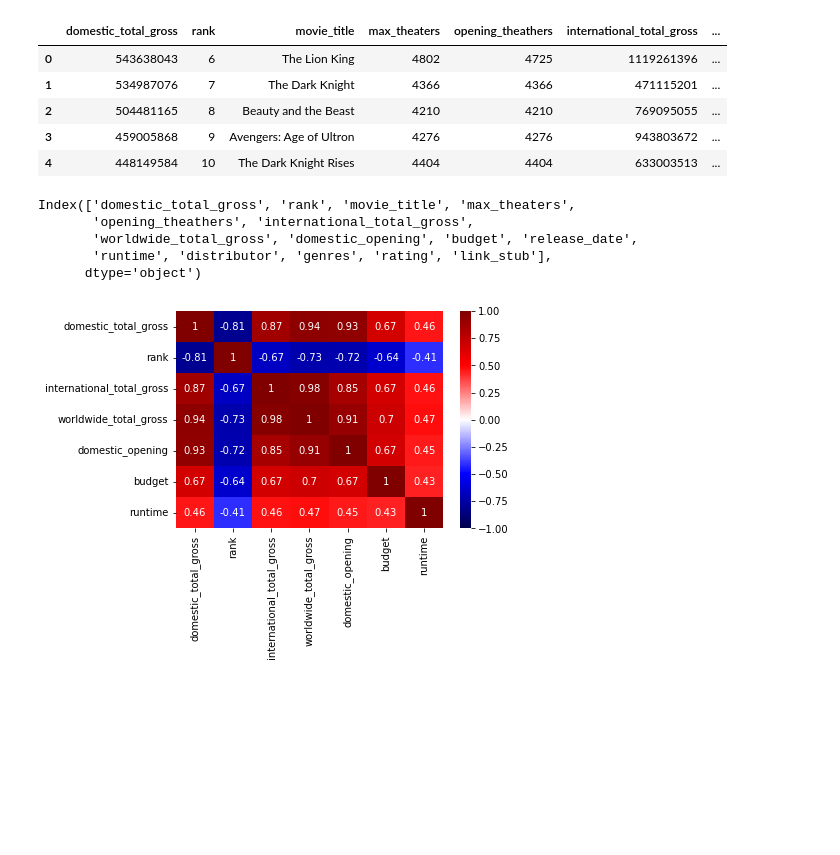
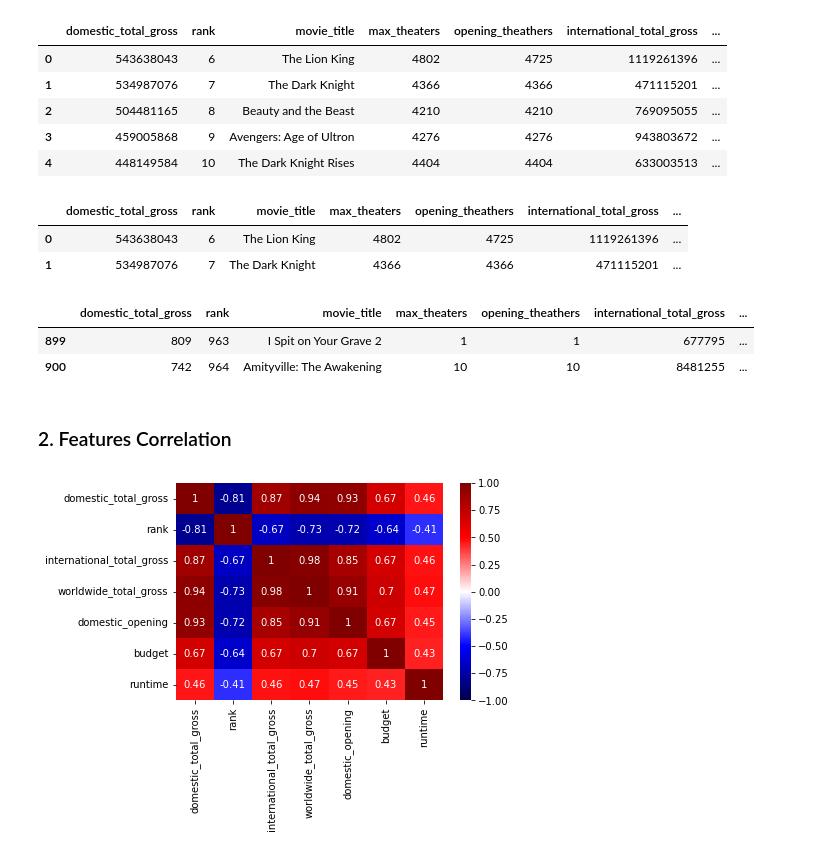
Before and after one commit to slp22/regression-project, a Jupyter notebook: regression-project-mvp.ipynb, the cells around one changed output. Drawn from its saved outputs; the diff is of its cells as text; code cells hidden in the pictures; blank space fills up the shorter version.

```diff
--- a/regression-project-mvp.ipynb
+++ b/regression-project-mvp.ipynb
@@ -61,12 +64,21 @@ movie_df.head()
 | 2 | 504481165 | 8 | Beauty and the Beast | 4210 | 4210 | 769095055 | ... |
 | 3 | 459005868 | 9 | Avengers: Age of Ultron | 4276 | 4276 | 943803672 | ... |
 | 4 | 448149584 | 10 | The Dark Knight Rises | 4404 | 4404 | 633003513 | ... |
-# %%
-movie_df.columns
-# %% [output]
-Index(['domestic_total_gross', 'rank', 'movie_title', 'max_theaters',
-       'opening_theathers', 'international_total_gross',
-       'worldwide_total_gross', 'domestic_opening', 'budget', 'release_date',
-       'runtime', 'distributor', 'genres', 'rating', 'link_stub'],
-      dtype='object')
+# %%
+movie_df.sort_values('domestic_total_gross', ascending=True)
+movie_df.head(2)
+# max $543,638,043
+# %% [output]
+|  | domestic_total_gross | rank | movie_title | max_theaters | opening_theathers | international_total_gross | ... |
+| 0 | 543638043 | 6 | The Lion King | 4802 | 4725 | 1119261396 | ... |
+| 1 | 534987076 | 7 | The Dark Knight | 4366 | 4366 | 471115201 | ... |
+# %%
+movie_df.tail(2)
+# min $742
+# %% [output]
+|  | domestic_total_gross | rank | movie_title | max_theaters | opening_theathers | international_total_gross | ... |
+| 899 | 809 | 963 | I Spit on Your Grave 2 | 1 | 1 | 677795 | ... |
+| 900 | 742 | 964 | Amityville: The Awakening | 10 | 10 | 8481255 | ... |
+# %% [markdown]
+### 2. Features Correlation
 # %%
```
Also changed, not shown: parts of 12 cells of this notebook.
